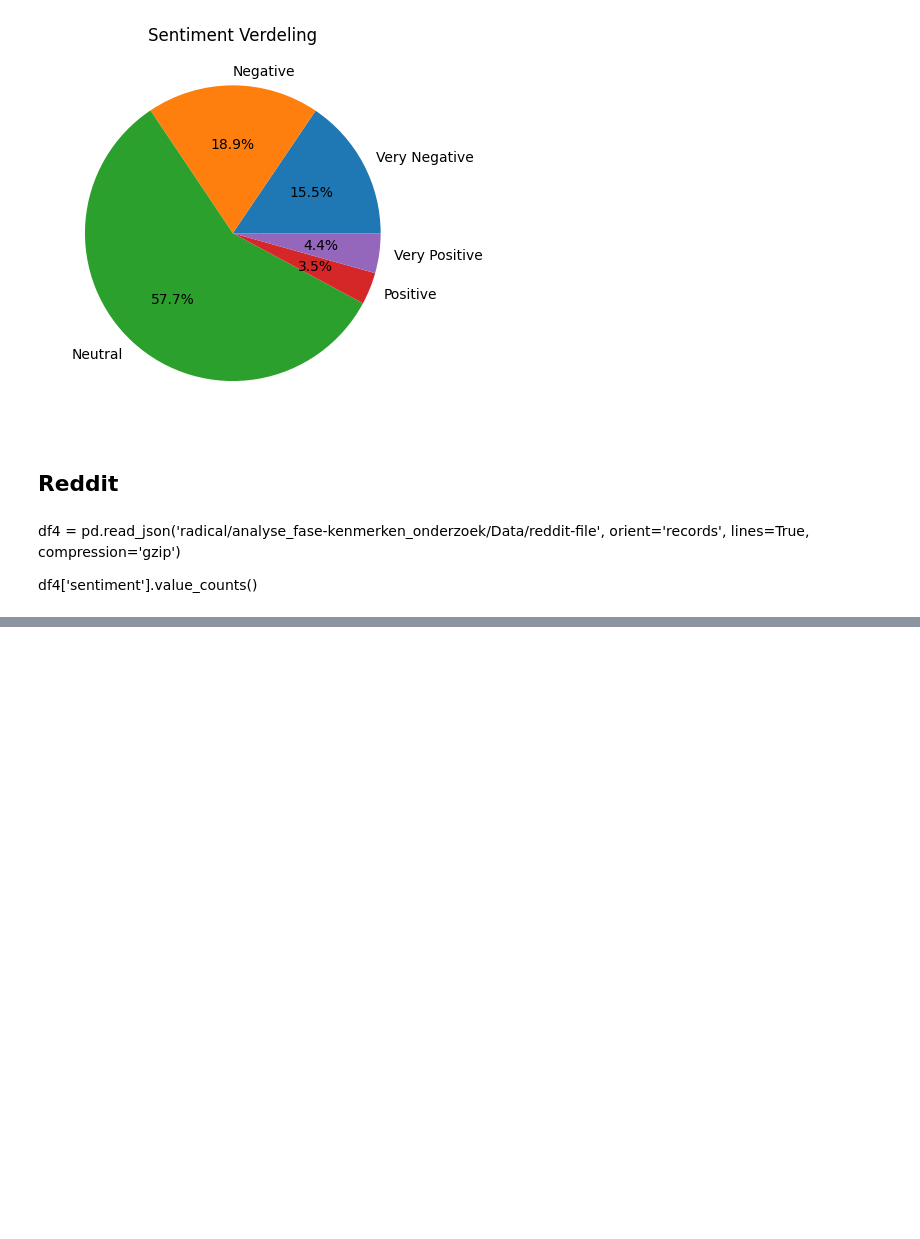
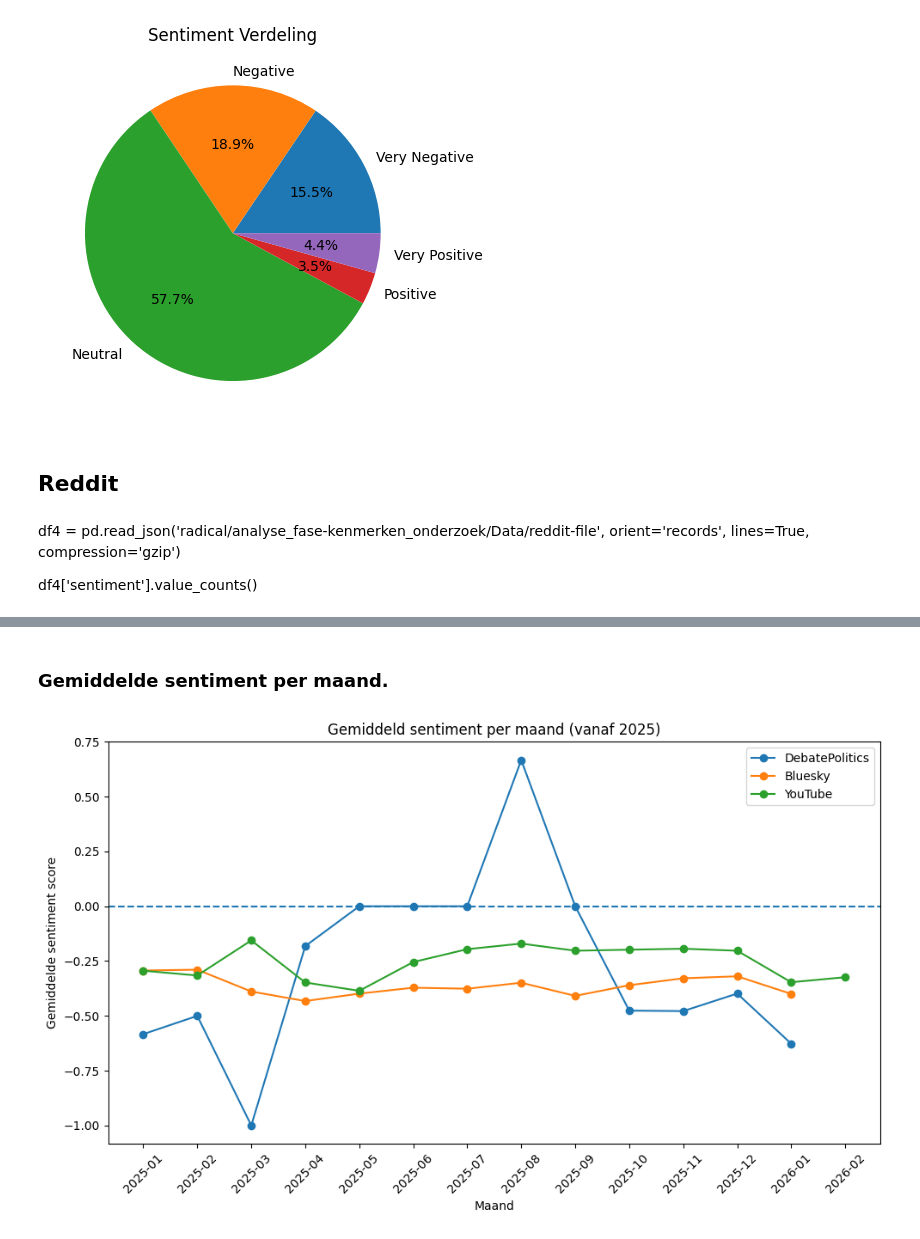
Before and after one commit to ManzerX/radical, a Jupyter notebook: analyse_fase-kenmerken_onderzoek/Sentiment/sentiment-analyse.ipynb, the cells around one changed output, grey strips where cells are left out. Cells and saved outputs as stored; diff of their text form; code cells hidden in the pictures; blank space fills up the shorter version.

```diff
--- a/analyse_fase-kenmerken_onderzoek/Sentiment/sentiment-analyse.ipynb
+++ b/analyse_fase-kenmerken_onderzoek/Sentiment/sentiment-analyse.ipynb
@@ -180,0 +364,2 @@ df4['sentiment'].value_counts()
+# %% [markdown]
+### Gemiddelde sentiment per maand.
@@ -180,0 +410,24 @@ df4['sentiment'].value_counts()
+# %%
+avg1 = prepare_and_average(df, "post.created_at", "sentiment")
+avg2 = prepare_and_average(df3, "posted_at", "sentiment")
+avg3 = prepare_and_average(df_yt_comment, "published_at", "sentiment")
+# %%
+import matplotlib.pyplot as plt
+
+plt.figure(figsize=(10,6))
+
+plt.plot(avg1.index.astype(str), avg1, marker="o", label="DebatePolitics")
+plt.plot(avg2.index.astype(str), avg2, marker="o", label="Bluesky")
+plt.plot(avg3.index.astype(str), avg3, marker="o", label="YouTube")
+
+plt.axhline(0, linestyle="--")  # neutral lijn
+
+plt.title("Gemiddeld sentiment per maand (vanaf 2025)")
+plt.xlabel("Maand")
+plt.ylabel("Gemiddelde sentiment score")
+plt.xticks(rotation=45)
+plt.legend()
+plt.tight_layout()
+plt.show()
+# %% [output]
+[figure, added]
```
Also changed, not shown: parts of 11 cells of this notebook, 2 other files.
